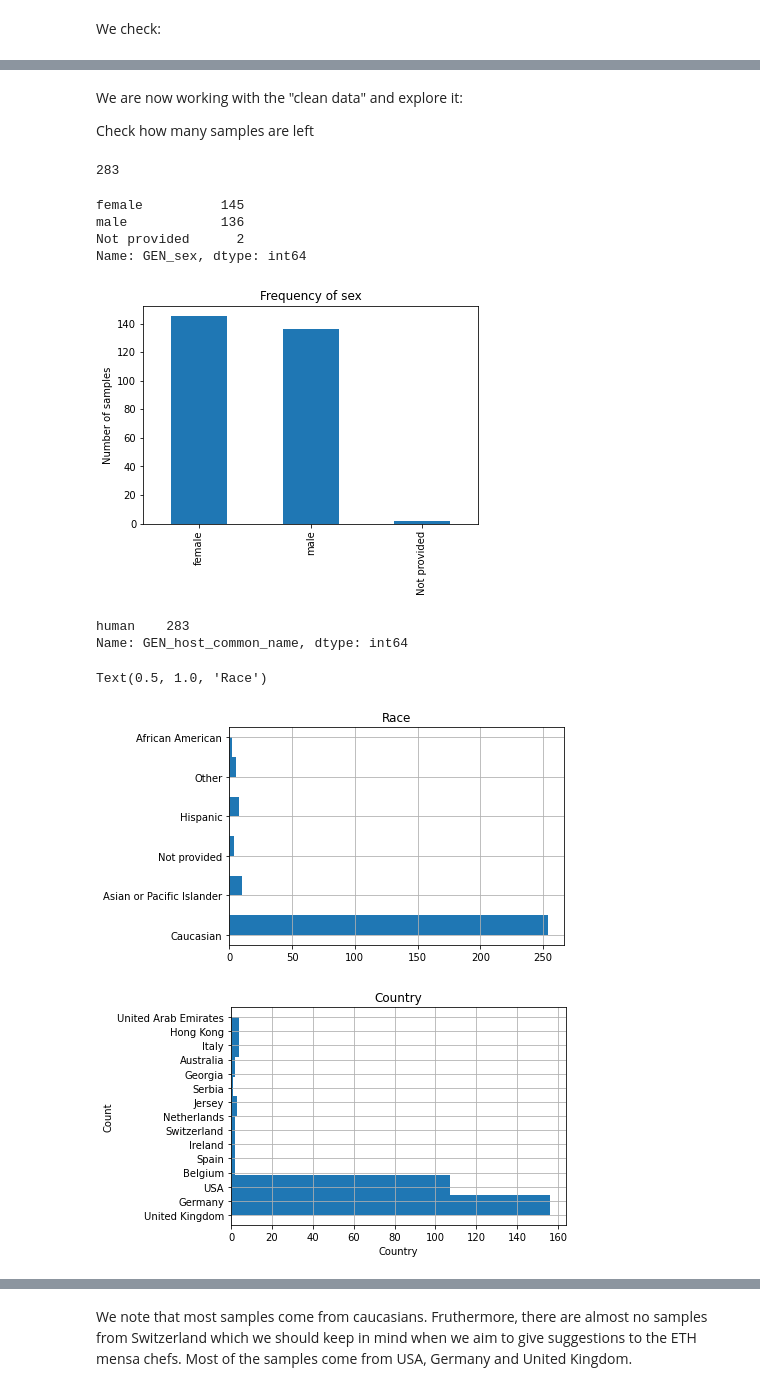
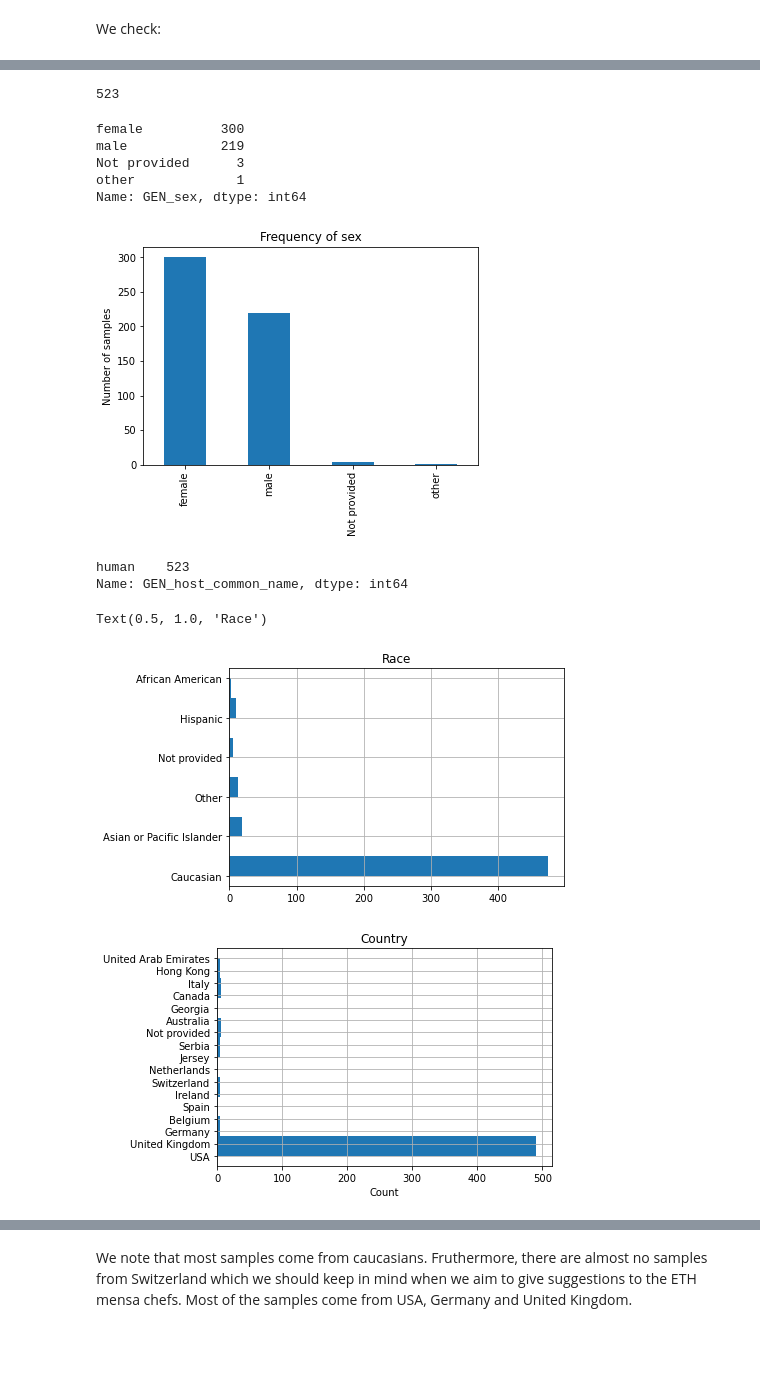
Before and after one commit to dhasanova99/HealthyFood, a Jupyter notebook: JupyterDocs/FirstLook.ipynb, the cells around one changed output, grey strips where cells are left out. Cells and saved outputs as stored; diff of their text form; code cells hidden in the pictures; blank space fills up the shorter version.

```diff
--- a/JupyterDocs/FirstLook.ipynb
+++ b/JupyterDocs/FirstLook.ipynb
@@ -38,8 +38,8 @@ Sample metadata:
 # %% [output]
 2022-10-06 17:00:27 URL:https://polybox.ethz.ch/index.php/s/QqbHeUIpIR0okB8/download [300302/300302] -> "project_data/sample_meta_data.tsv" [1]
 # %%
-df_meta = pd.read_csv(f'{data_dir}/sample_meta_data.tsv', sep='\t')
-df_meta.shape
+df_meta_clean = pd.read_csv(f'{data_dir}/sample_meta_data.tsv', sep='\t')
+df_meta_clean.shape
 # %% [output]
 (523, 57)
 # %%
@@ -116,8 +114,3 @@ We clean our data from cat and dog stool:
-# %%
-df_meta_cleaned = df_meta[df_meta['GEN_cat']==False]
-df_meta_clean = df_meta_cleaned[df_meta_cleaned['GEN_dog']==False]
-
-# maybe we want to remove as well the columns: 'GEN_cat','GEN_dog', 'GEN_age_cat',  'GEN_bmi_cat',
 # %%
 #Maybe also remove rows NaN:
 
@@ -161,17 +142,14 @@ plt.show()
-# %% [markdown]
-We are now working with the "clean data" and explore it:
-
-Check how many samples are left
 # %%
 len(df_meta_clean['sampleid'].unique())
 # %% [output]
-283
+523
 # %%
 df_meta_clean['GEN_sex'].value_counts()
 # %% [output]
-female          145
-male            136
-Not provided      2
+female          300
+male            219
+Not provided      3
+other             1
 Name: GEN_sex, dtype: int64
 # %%
 df_meta_clean['GEN_sex'].value_counts().plot(kind='bar')
@@ -179,27 +157,26 @@ plt.ylabel('Number of samples')
 plt.title('Frequency of sex')
 plt.show()
 # %% [output]
-[figure, old version]
+[figure, new version]
 # %%
 df_meta_clean['GEN_host_common_name'].value_counts()
 # %% [output]
-human    283
+human    523
 Name: GEN_host_common_name, dtype: int64
 # %%
 df_meta_clean['GEN_race'].hist(orientation='horizontal' )
 plt.title('Race')
 # %% [output]
 Text(0.5, 1.0, 'Race')
-[figure, old version]
+[figure, new version]
 # %%
 plt.hist('GEN_country', data=df_meta_clean, orientation='horizontal')
-plt.ylabel('Count')
-plt.xlabel('Country')
+plt.xlabel('Count')
 plt.title('Country')
 plt.grid(True)
 plt.show()
 # %% [output]
-[figure, old version]
+[figure, new version]
 # %%
 plt.hist('GEN_elevation', data=df_meta_clean)
 plt.ylabel('Count')
```
Also changed, not shown: parts of 29 cells of this notebook, 1 other file.
